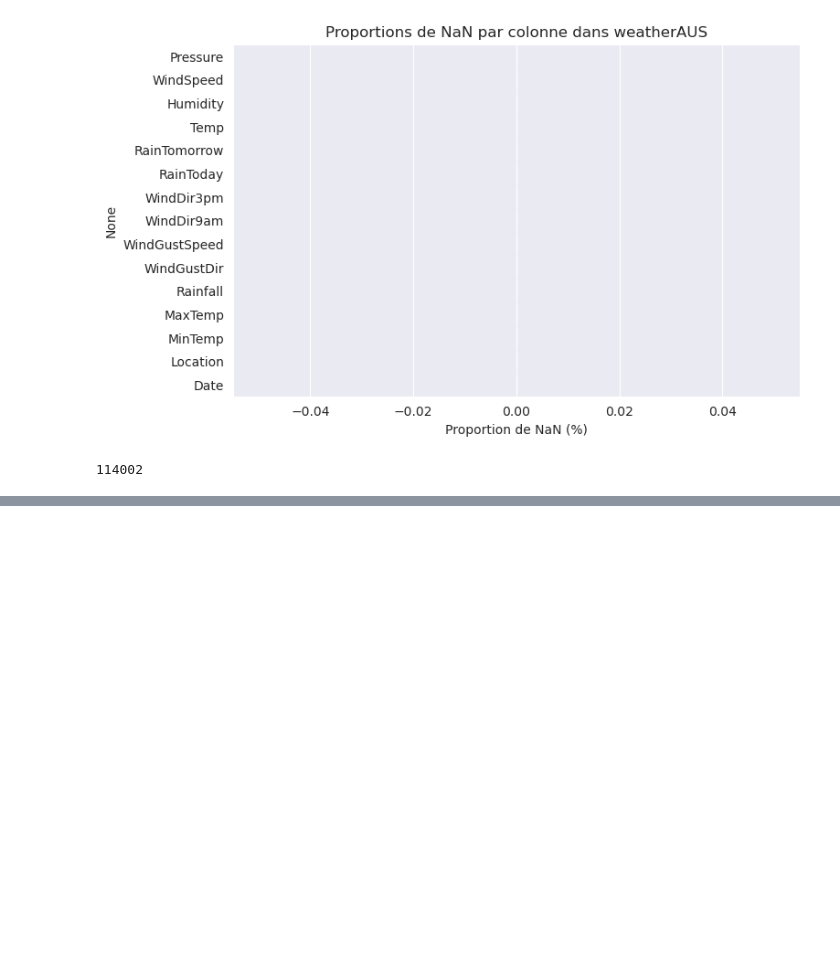
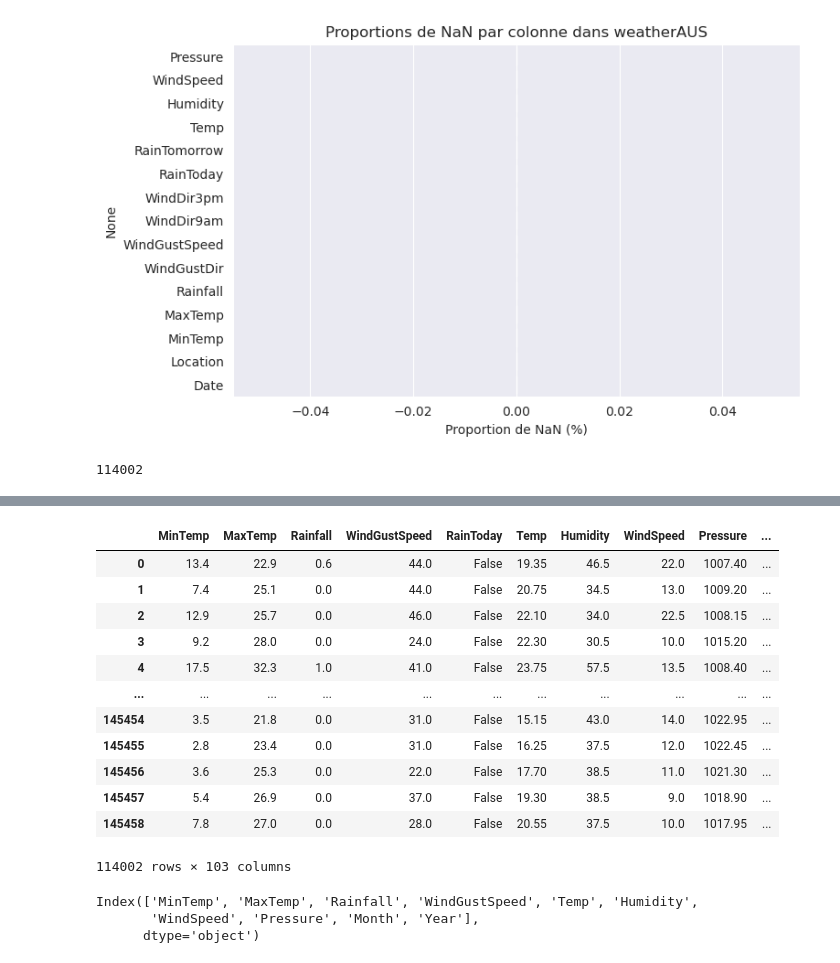
Before and after one commit to ValentinLibouton/weather_prediction, a Jupyter notebook: weather_mean_9am_3pm.ipynb, the cells around one changed output, grey strips where cells are left out. Drawn from its saved outputs; the diff is of its cells as text; code cells hidden in the pictures; blank space fills up the shorter version.

```diff
--- a/weather_mean_9am_3pm.ipynb
+++ b/weather_mean_9am_3pm.ipynb
@@ -188,0 +384,24 @@ weatherAUS
+# %%
+X
+# %% [output]
+|  | MinTemp | MaxTemp | Rainfall | WindGustSpeed | RainToday | Temp | Humidity | WindSpeed | Pressure | ... |
+| 0 | 13.4 | 22.9 | 0.6 | 44.0 | False | 19.35 | 46.5 | 22.0 | 1007.40 | ... |
+| 1 | 7.4 | 25.1 | 0.0 | 44.0 | False | 20.75 | 34.5 | 13.0 | 1009.20 | ... |
+| 2 | 12.9 | 25.7 | 0.0 | 46.0 | False | 22.10 | 34.0 | 22.5 | 1008.15 | ... |
+| 3 | 9.2 | 28.0 | 0.0 | 24.0 | False | 22.30 | 30.5 | 10.0 | 1015.20 | ... |
+| 4 | 17.5 | 32.3 | 1.0 | 41.0 | False | 23.75 | 57.5 | 13.5 | 1008.40 | ... |
+| ... | ... | ... | ... | ... | ... | ... | ... | ... | ... | ... |
+| 145454 | 3.5 | 21.8 | 0.0 | 31.0 | False | 15.15 | 43.0 | 14.0 | 1022.95 | ... |
+| 145455 | 2.8 | 23.4 | 0.0 | 31.0 | False | 16.25 | 37.5 | 12.0 | 1022.45 | ... |
+| 145456 | 3.6 | 25.3 | 0.0 | 22.0 | False | 17.70 | 38.5 | 11.0 | 1021.30 | ... |
+| 145457 | 5.4 | 26.9 | 0.0 | 37.0 | False | 19.30 | 38.5 | 9.0 | 1018.90 | ... |
+| 145458 | 7.8 | 27.0 | 0.0 | 28.0 | False | 20.55 | 37.5 | 10.0 | 1017.95 | ... |
+114002 rows × 103 columns
+# %%
+selected_features_indices = fit.get_support(indices=True)
+selected_features_names = X.columns[selected_features_indices]
+print(selected_features_names)
+# %% [output]
+Index(['MinTemp', 'MaxTemp', 'Rainfall', 'WindGustSpeed', 'Temp', 'Humidity',
+       'WindSpeed', 'Pressure', 'Month', 'Year'],
+      dtype='object')
```
Also changed, not shown: parts of 22 cells of this notebook.
